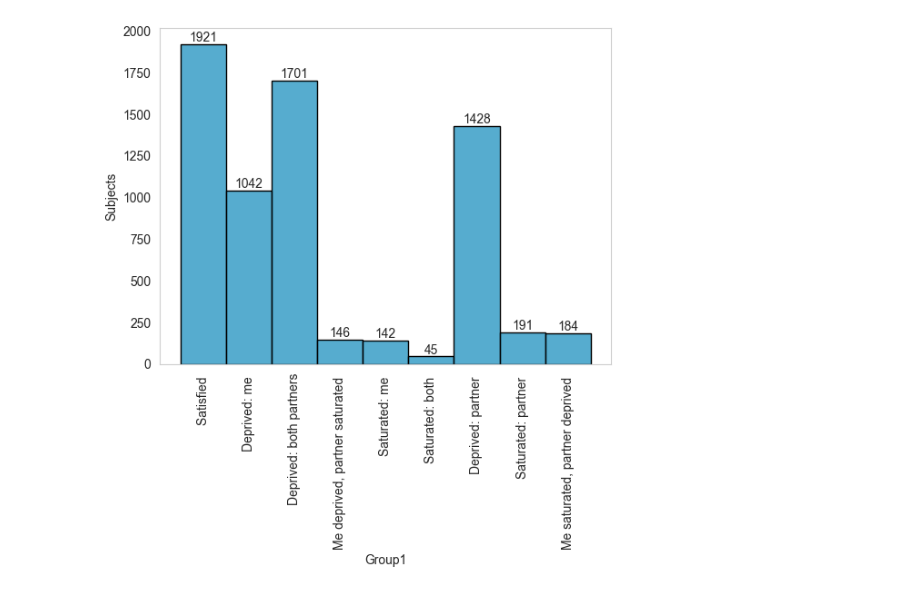
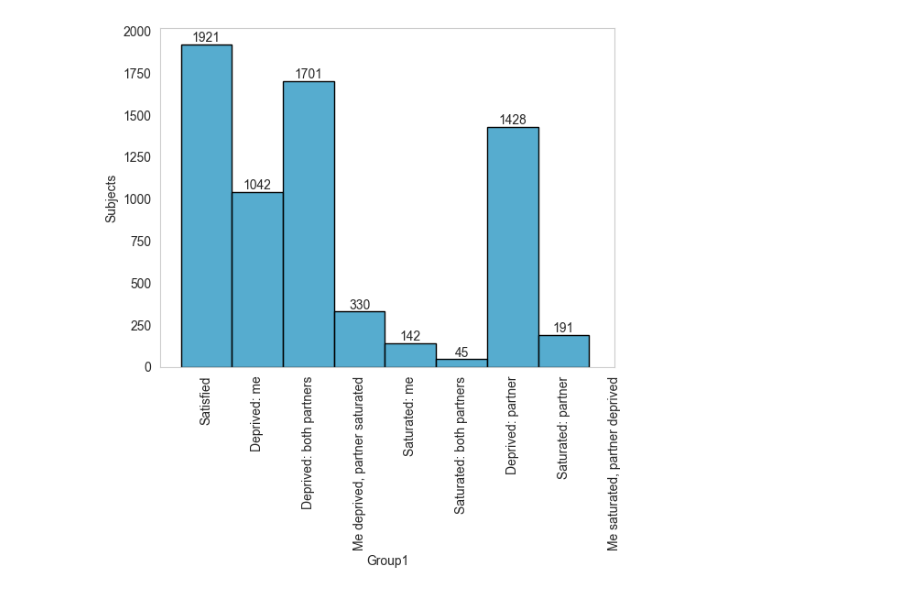
Before and after one commit to EdgardoCS/touchCouples, a Jupyter notebook: 1_read_and_sort.ipynb, the cells around one changed output. Drawn from its saved outputs; the diff is of its cells as text; code cells hidden in the pictures.

```diff
--- a/1_read_and_sort.ipynb
+++ b/1_read_and_sort.ipynb
@@ -389,43 +388,42 @@ group_labels = [
     'Saturated: partner',
     'Me saturated, partner deprived'
 ]
 
 df['Group1'] = pd.Categorical(
-    df['Group1'], ['SubGroup1',  # Satisfied
-                   'SubGroup2',  # Deprived: me
-                   'SubGroup3',  # Deprived: both
-                   'SubGroup4',  # Me deprived, partner saturated
-                   'SubGroup5',  # Saturated: me
-                   'SubGroup6',  # Saturated: both
-                   'SubGroup7',  # Deprived: partner
-                   'SubGroup8',  # Saturated: partner
-                   'SubGroup9'  # Me saturated, partner deprived
+    df['Group1'], ['SubGroup-Satisfied',  # Satisfied
+                   'SubGroup-DeprivedMe',  # Deprived: me
+                   'SubGroup-DeprivedBoth',  # Deprived: both
+                   'SubGroup-Mixed',  # Me deprived, partner saturated
+                   'SubGroup-SaturatedMe',  # Saturated: me
+                   'SubGroup-SaturatedBoth',  # Saturated: both
+                   'SubGroup-DeprivedPartner',  # Deprived: partner
+                   'SubGroup-SaturatedPartner',  # Saturated: partner
                    ]
 )
 
 ax = sns.histplot(
     data=df, x='Group1',
     element='bars',
     binwidth=0.5,
     color='#1d91c0',
     common_norm=False,
     multiple="dodge",
     linewidth=1,
     edgecolor='black',
 )
 for p in ax.patches:
     height = p.get_height()
     ax.text(
         p.get_x() + p.get_width() / 2.,
         height,
         int(height),
         ha="center", va="bottom"
     )
 plt.grid(False)
 plt.ylabel("Subjects")
 ti = plt.xticks(rotation=90, ticks=[0, 1, 2, 3, 4, 5, 6, 7, 8], labels=group_labels)
 # %% [output]
-[figure, old version]
+[figure, new version]
 # %%
 # 1- How many (%) are in Agreement with touch
 df.groupby(by=["Group1"]).count()["Id"] / len(df) * 100
```
Also changed, not shown: parts of 11 cells of this notebook, 4 other files.
